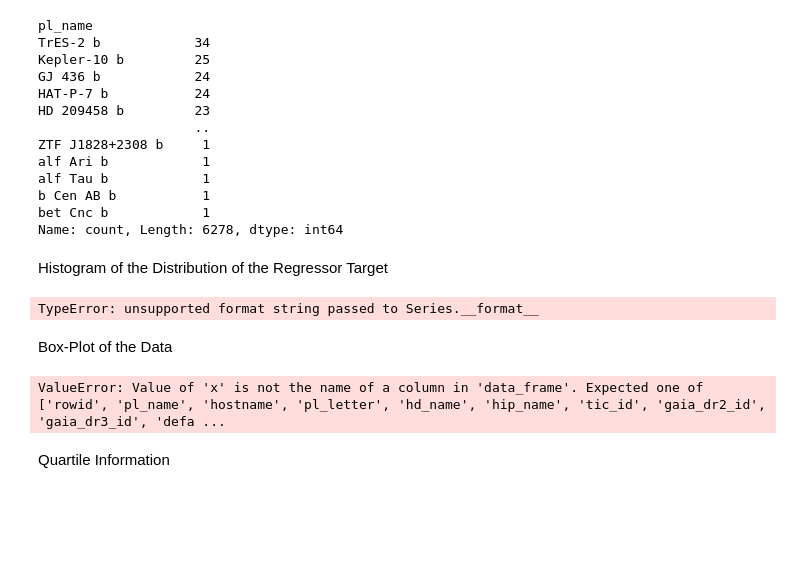
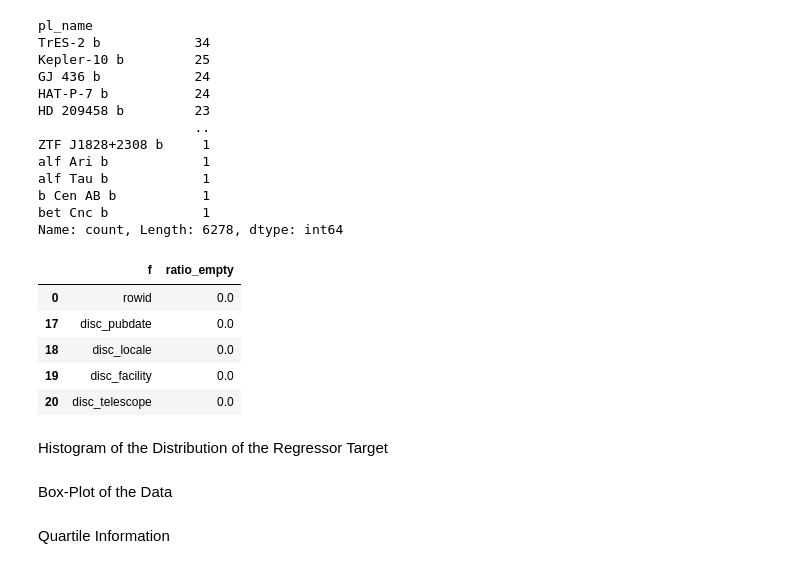
Before and after one commit to rhit-silkaijr/MA415, a Jupyter notebook: Main.ipynb, the cells around one changed output. Drawn from its saved outputs; the diff is of its cells as text; code cells hidden in the pictures; blank space fills up the shorter version.

```diff
--- a/Main.ipynb
+++ b/Main.ipynb
@@ -17,8 +18,9 @@ Bringing in the Data
 # %%
 df = pd.read_csv('ExoplanetArchiveAllClean.csv')
 df.head(1)
+df['pl_rade'] = pd.to_numeric(df['pl_rade'], errors='coerce')
 
-Target = []
+df['logRadius'] = np.log(df['pl_rade'])
 # %%
 a = df.shape
 print('The Shape of the data is ', a)
@@ -42,24 +44,50 @@ alf Tau b            1
 b Cen AB b           1
 bet Cnc b            1
 Name: count, Length: 6278, dtype: int64
+# %%
+results_list = []
+for features in df.columns:
+
+    ratio = (df[features].isna() | (df[features] == "")).sum() / len(df)
+    results_list.append({'f': features, 'ratio_empty': ratio})
+
+# Create DataFrame once at the end
+results = pd.DataFrame(results_list)
+
+results = results.sort_values(by='ratio_empty', ascending=True)
+results.head()
+# %% [output]
+|  | f | ratio_empty |
+| 0 | rowid | 0.0 |
+| 17 | disc_pubdate | 0.0 |
+| 18 | disc_locale | 0.0 |
+| 19 | disc_facility | 0.0 |
+| 20 | disc_telescope | 0.0 |
 # %% [markdown]
 Histogram of the Distribution of the Regressor Target
 # %%
-mean_val = df[Target].mean()
-median_val = df[Target].median()
-fig2 = px.histogram(df,x=Target,nbins=15)
-fig2.add_vline(x=mean_val,line_dash='dash',line_color='orange',annotation_text=f'Mean = {mean_val:.1f}')
-fig2.add_vline(x=median_val, line_dash='solid',line_color='green',annotation_text=f'Median = {median_val:.1f}')
+mean_val = df['logRadius'].mean()
+median_val = df['logRadius'].median()
+
+# 1. Create histogram
+fig2 = px.histogram(df, x='logRadius', nbins=15, title='LogRadius Distribution')
+
+# 2. Use add_vline instead of add_line, and add annotations
+fig2.add_vline(x=mean_val, line_width=2, line_dash='dash', line_color='red',
+               annotation_text=f'Mean: {mean_val:.1f}', annotation_position='top right')
+
+fig2.add_vline(x=median_val, line_width=2, line_dash='solid', line_color='green',
+               annotation_text=f'Median: {median_val:.1f}', annotation_position='top left')
+
+# 3. Correct legend/layout positioning
+fig2.update_layout(showlegend=True)
+
 fig2.show()
-# %% [output]
-TypeError: unsupported format string passed to Series.__format__
 # %% [markdown]
 Box-Plot of the Data
 # %%
-fig = px.box(df, x ='type', y='price', title='Boat Price Data Based on the Boat Type')
-fig.show()
+#fig = px.box(df, x ='type', y='price', title='Boat Price Data Based on the Boat Type')
+#fig.show()
-# %% [output]
-ValueError: Value of 'x' is not the name of a column in 'data_frame'. Expected one of ['rowid', 'pl_name', 'hostname', 'pl_letter', 'hd_name', 'hip_name', 'tic_id', 'gaia_dr2_id', 'gaia_dr3_id', 'defa ...
 # %% [markdown]
 Quartile Information
 # %%
```
Also changed, not shown: parts of 2 cells of this notebook.
